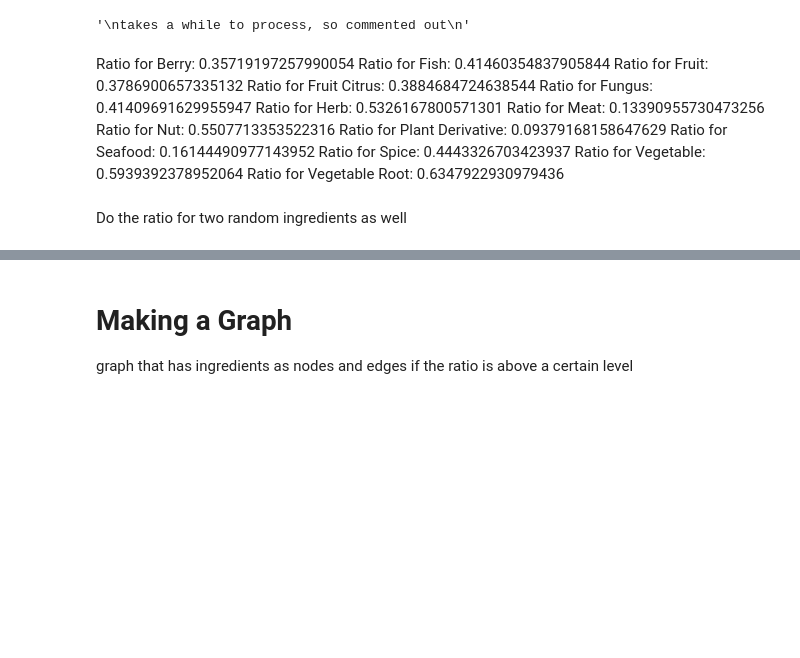
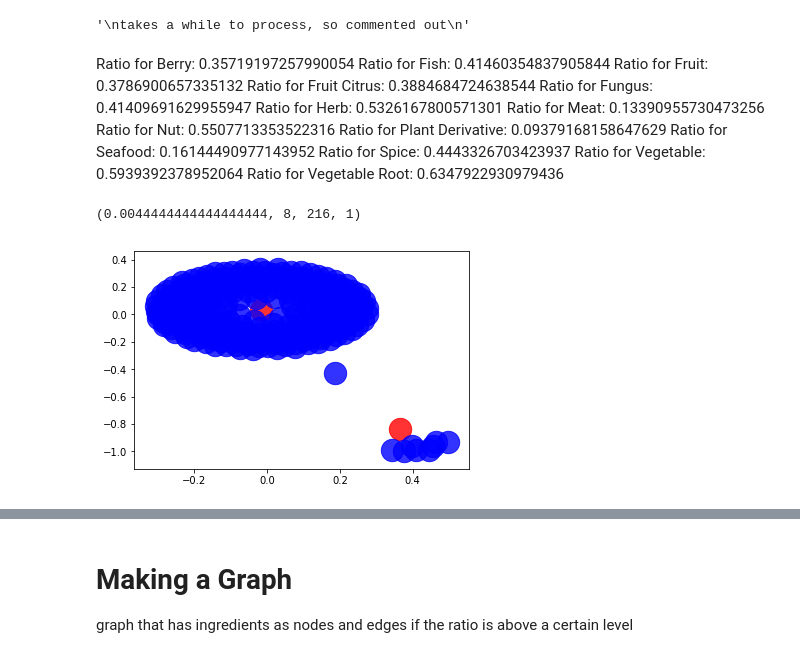
Before and after one commit to ryoiwata/capstone_2, a Jupyter notebook: food_map_nb.ipynb, the cells around one changed output, grey strips where cells are left out. Cells and saved outputs as stored; diff of their text form; code cells hidden in the pictures; blank space fills up the shorter version.

```diff
--- a/food_map_nb.ipynb
+++ b/food_map_nb.ipynb
@@ -114,18 +88,9 @@ takes a while to process, so commented out
 # %% [output]
 '\ntakes a while to process, so commented out\n'
 # %% [markdown]
-Ratio for Berry:  0.35719197257990054
-Ratio for Fish:  0.41460354837905844
-Ratio for Fruit:  0.3786900657335132
-Ratio for Fruit Citrus:  0.3884684724638544
-Ratio for Fungus:  0.41409691629955947
-Ratio for Herb:  0.5326167800571301
-Ratio for Meat:  0.13390955730473256
-Ratio for Nut:  0.5507713353522316
-Ratio for Plant Derivative:  0.09379168158647629
-Ratio for Seafood:  0.16144490977143952
-Ratio for Spice:  0.4443326703423937
-Ratio for Vegetable:  0.5939392378952064
-Ratio for Vegetable Root:  0.6347922930979436
+Ratio for Berry: 0.35719197257990054 Ratio for Fish: 0.41460354837905844 Ratio for Fruit: 0.3786900657335132 Ratio for Fruit Citrus: 0.3884684724638544 Ratio for Fungus: 0.41409691629955947 Ratio for Herb: 0.5326167800571301 Ratio for Meat: 0.13390955730473256 Ratio for Nut: 0.5507713353522316 Ratio for Plant Derivative: 0.09379168158647629 Ratio for Seafood: 0.16144490977143952 Ratio for Spice: 0.4443326703423937 Ratio for Vegetable: 0.5939392378952064 Ratio for Vegetable Root: 0.6347922930979436
-# %% [markdown]
-Do the ratio for two random ingredients as well
+# %%
+common_pair_analysis("celery", "peanut butter", flavorDB, True)
+# %% [output]
+(0.0044444444444444444, 8, 216, 1)
+[figure, added]
```
Also changed, not shown: parts of 95 cells of this notebook, 2 other files.
